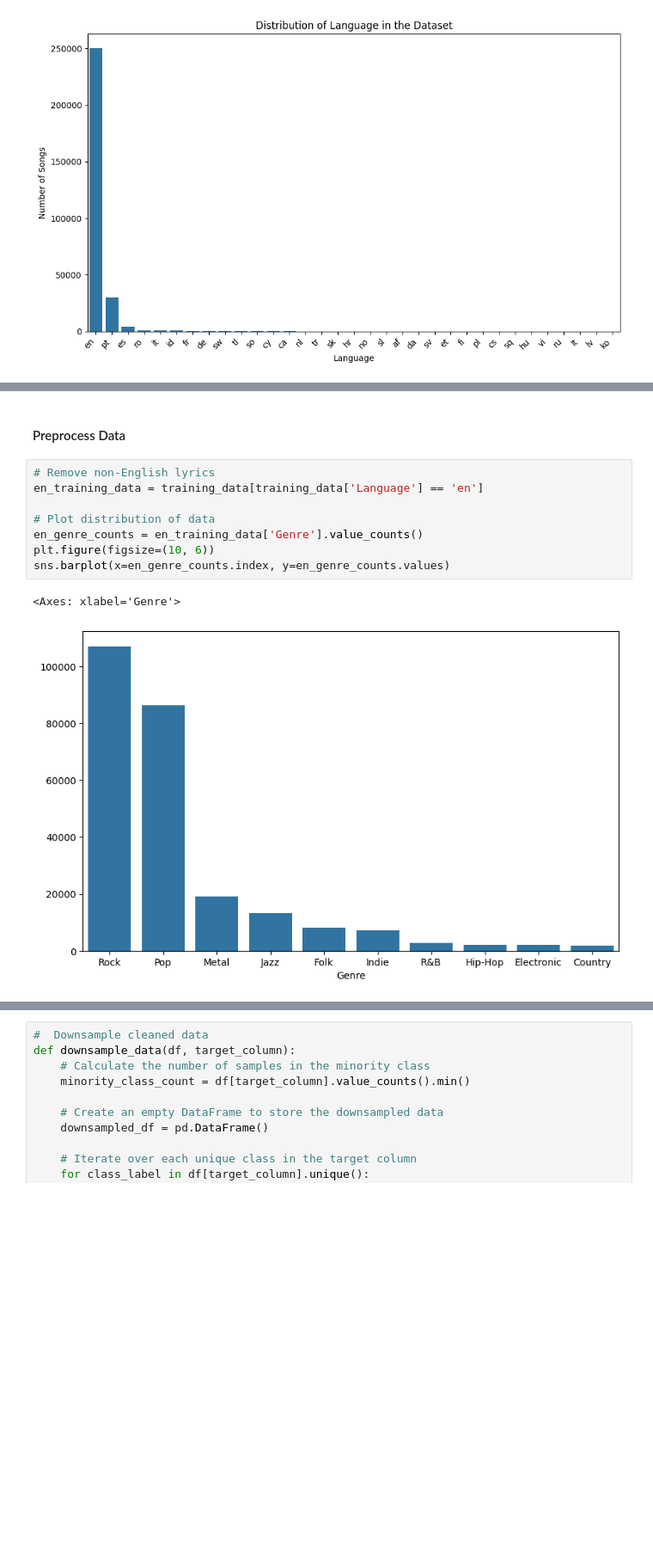
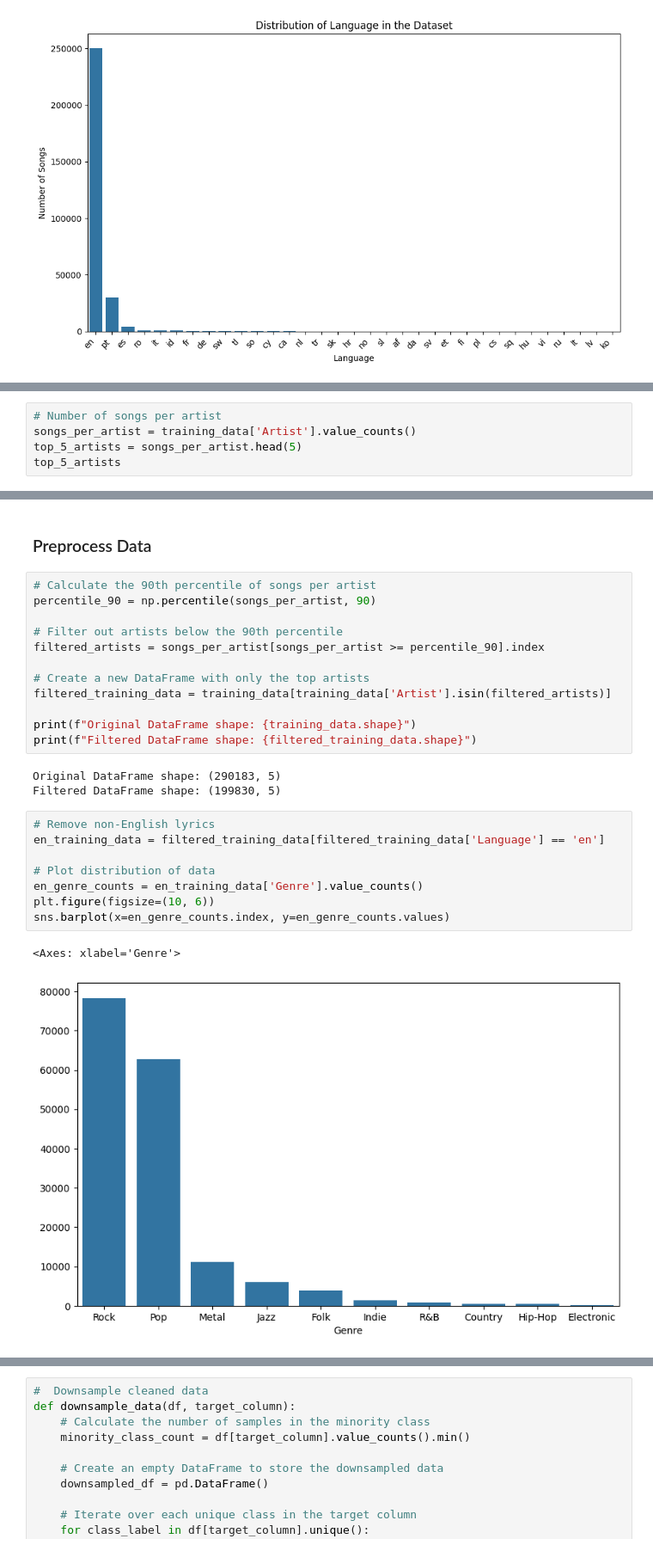
Before and after one commit to neilpelow/Deep-Learning-Models, a Jupyter notebook: notebooks/RNN_Variants.ipynb, the cells around one changed output, grey strips where cells are left out. Shown at 86% size. Drawn from its saved outputs; the diff is of its cells as text; blank space fills up the shorter version.

```diff
--- a/notebooks/RNN_Variants.ipynb
+++ b/notebooks/RNN_Variants.ipynb
@@ -121,0 +133,5 @@ plt.show()
+# %%
+# Number of songs per artist
+songs_per_artist = training_data['Artist'].value_counts()
+top_5_artists = songs_per_artist.head(5)
+top_5_artists
@@ -122,16 +165,31 @@ plt.show()
 # %% [markdown]
-#### Preprocess Data
+### Preprocess Data
+# %%
+# Calculate the 90th percentile of songs per artist
+percentile_90 = np.percentile(songs_per_artist, 90)
+
+# Filter out artists below the 90th percentile
+filtered_artists = songs_per_artist[songs_per_artist >= percentile_90].index
+
+# Create a new DataFrame with only the top artists
+filtered_training_data = training_data[training_data['Artist'].isin(filtered_artists)]
+
+print(f"Original DataFrame shape: {training_data.shape}")
+print(f"Filtered DataFrame shape: {filtered_training_data.shape}")
+# %% [output]
+Original DataFrame shape: (290183, 5)
+Filtered DataFrame shape: (199830, 5)
 # %%
 # Remove non-English lyrics
-en_training_data = training_data[training_data['Language'] == 'en']
+en_training_data = filtered_training_data[filtered_training_data['Language'] == 'en']
 
 # Plot distribution of data
 en_genre_counts = en_training_data['Genre'].value_counts()
 plt.figure(figsize=(10, 6))
 sns.barplot(x=en_genre_counts.index, y=en_genre_counts.values)
 # %% [output]
 <Axes: xlabel='Genre'>
-[figure, old version]
+[figure, new version]
 # %%
 stop_words = set(stopwords.words('english'))
 
```
Also changed, not shown: parts of 11 cells of this notebook.
